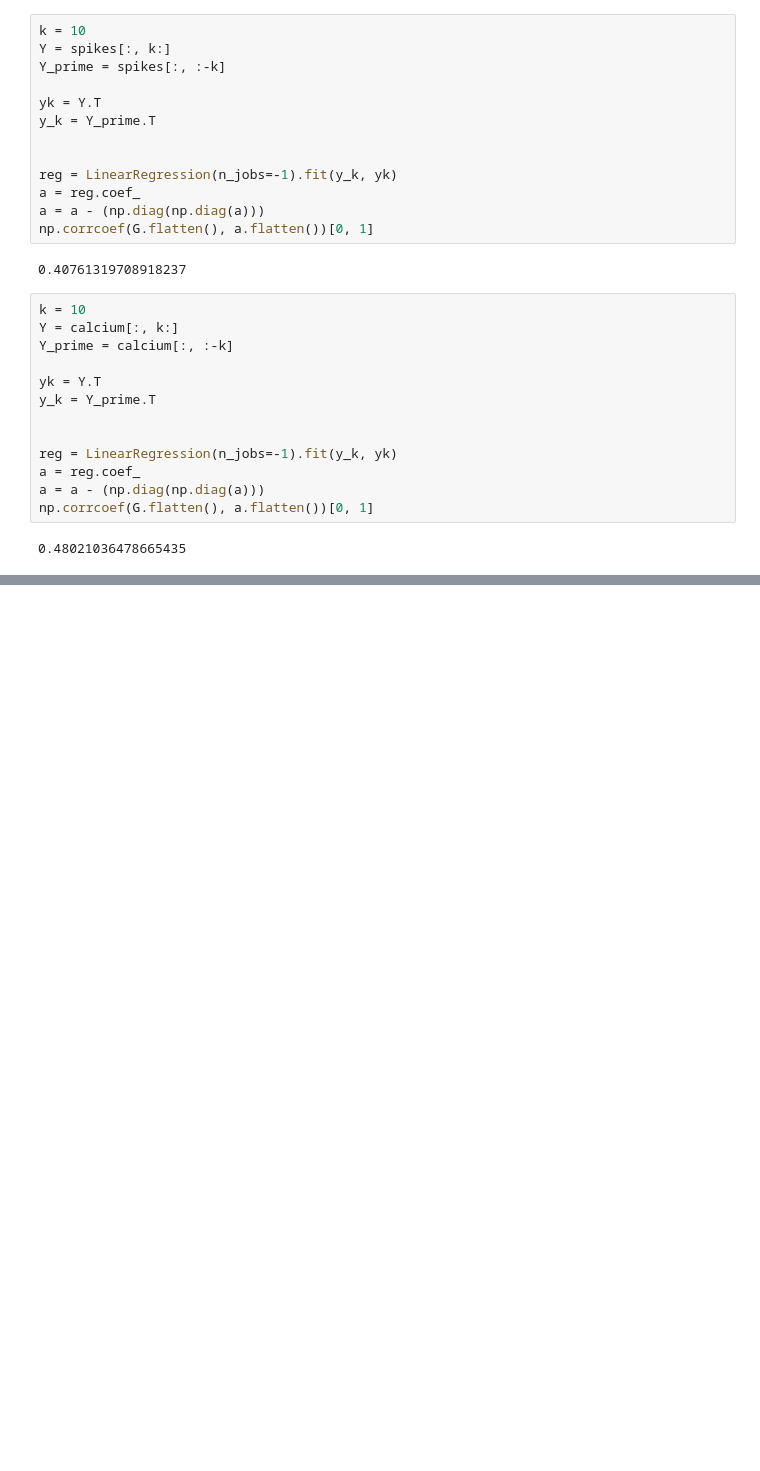
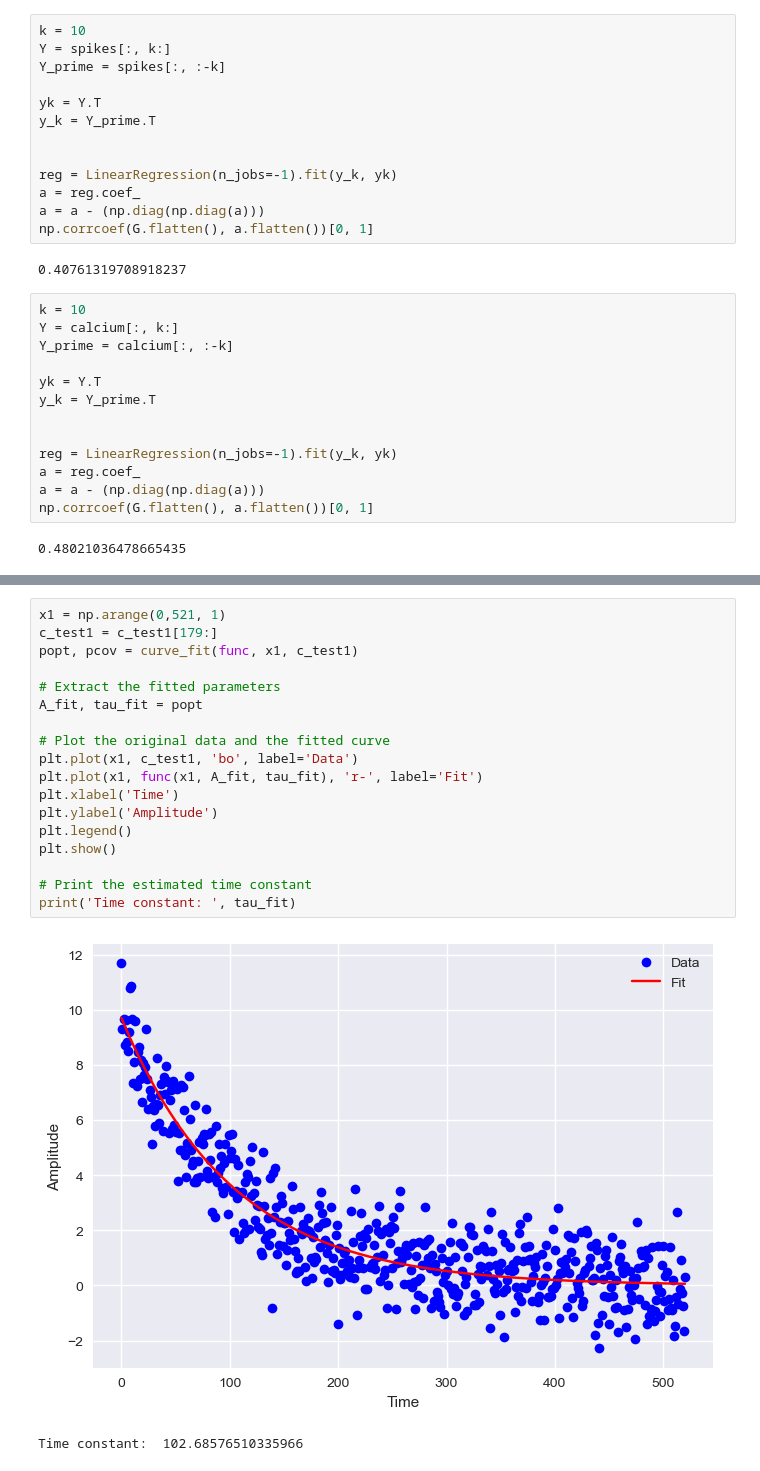
Before and after one commit to mjoudy/Calcium---AR, a Jupyter notebook: pre-processing-for-stefan.ipynb, the cells around one changed output, grey strips where cells are left out. Saved outputs shown, nothing was run; the diff lists cells and outputs as text; blank space fills up the shorter version.

```diff
--- a/pre-processing-for-stefan.ipynb
+++ b/pre-processing-for-stefan.ipynb
@@ -278,0 +310,21 @@ np.corrcoef(G.flatten(), a.flatten())[0, 1]
+# %%
+x1 = np.arange(0,521, 1)
+c_test1 = c_test1[179:]
+popt, pcov = curve_fit(func, x1, c_test1)
+
+# Extract the fitted parameters
+A_fit, tau_fit = popt
+
+# Plot the original data and the fitted curve
+plt.plot(x1, c_test1, 'bo', label='Data')
+plt.plot(x1, func(x1, A_fit, tau_fit), 'r-', label='Fit')
+plt.xlabel('Time')
+plt.ylabel('Amplitude')
+plt.legend()
+plt.show()
+
+# Print the estimated time constant
+print('Time constant: ', tau_fit)
+# %% [output]
+[figure, added]
+Time constant:  102.68576510335966
```
Also changed, not shown: parts of 13 cells of this notebook.
